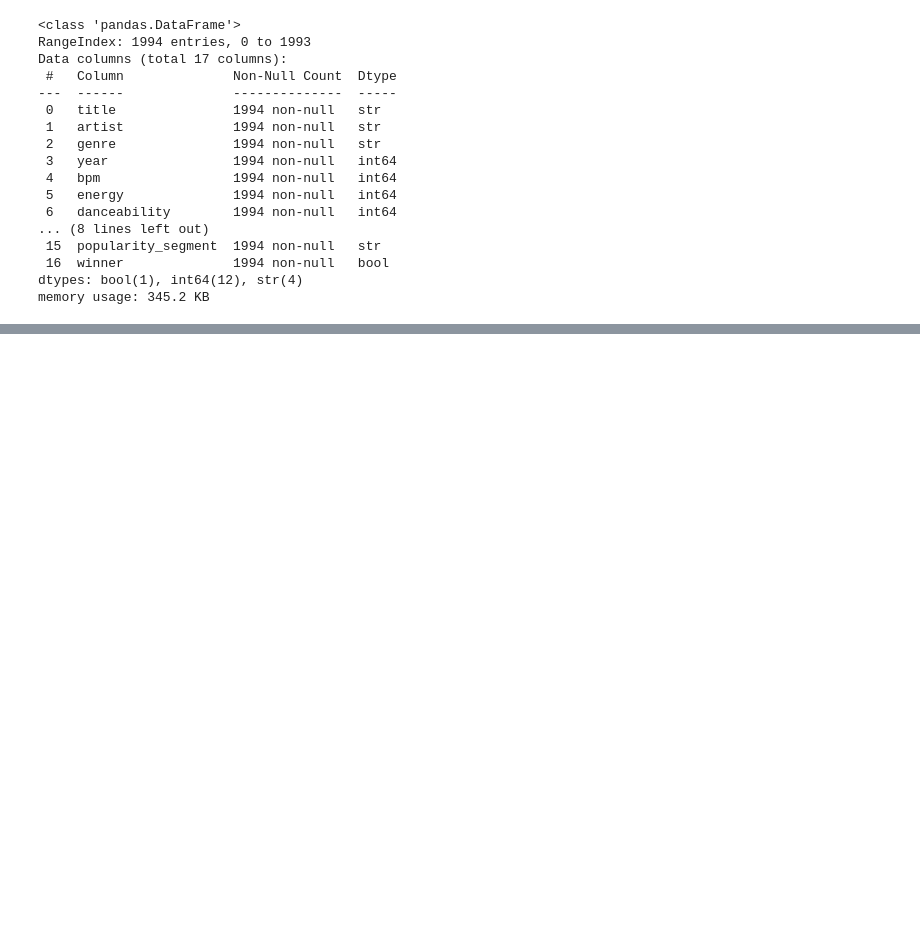
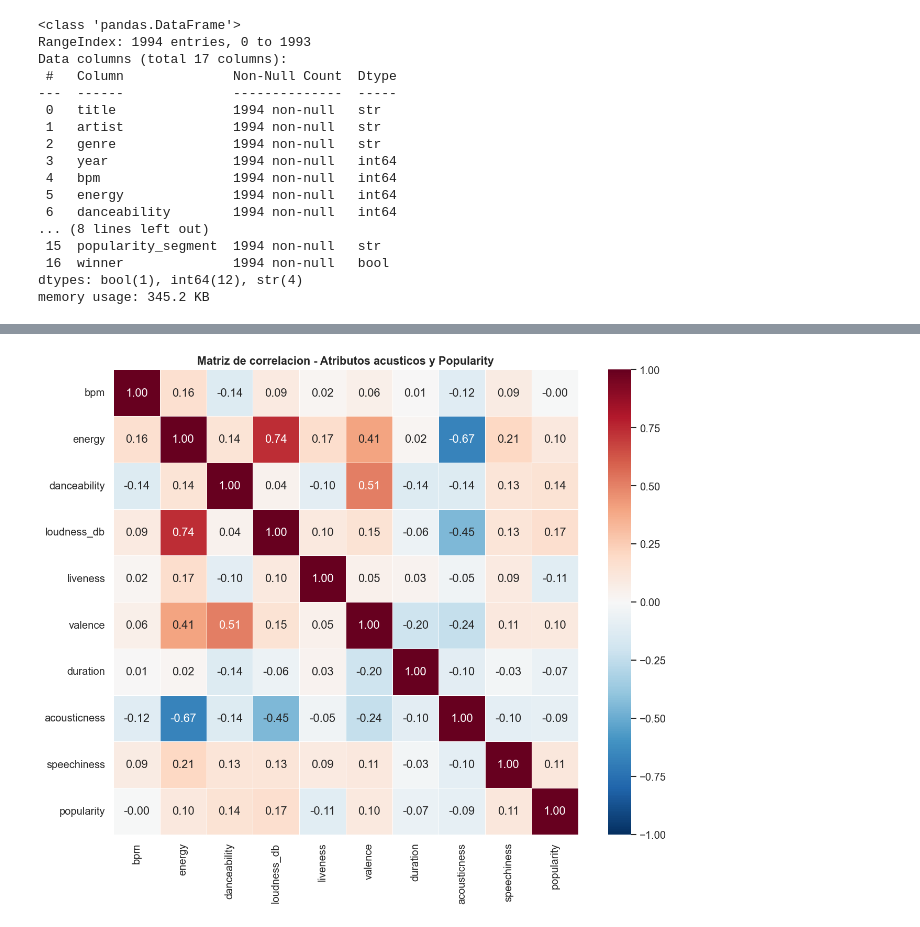
Before and after one commit to aldotoms/spotify-streaming-audit-tripleten-g3, a Jupyter notebook: notebooks/Hackathon_Data.ipynb, the cells around one changed output, grey strips where cells are left out. Saved outputs shown, nothing was run; the diff lists cells and outputs as text; code cells hidden in the pictures; blank space fills up the shorter version.

```diff
--- a/notebooks/Hackathon_Data.ipynb
+++ b/notebooks/Hackathon_Data.ipynb
@@ -534,0 +328,17 @@ for _, row in top6_pares.iterrows():
+# %%
+# 6.1 Matriz de correlacion completa
+matriz_corr = df[ATRIBUTOS].corr()
+
+fig, ax = plt.subplots(figsize=(11, 9))
+sns.heatmap(
+    matriz_corr,
+    annot=True, fmt='.2f', cmap='RdBu_r',
+    center=0, vmin=-1, vmax=1,
+    square=True, linewidths=0.4, ax=ax
+)
+ax.set_title('Matriz de correlacion - Atributos acusticos y Popularity',
+             fontsize=13, fontweight='bold')
+plt.tight_layout()
+plt.show()
+# %% [output]
+[figure, added]
```
Also changed, not shown: parts of 71 cells of this notebook.
